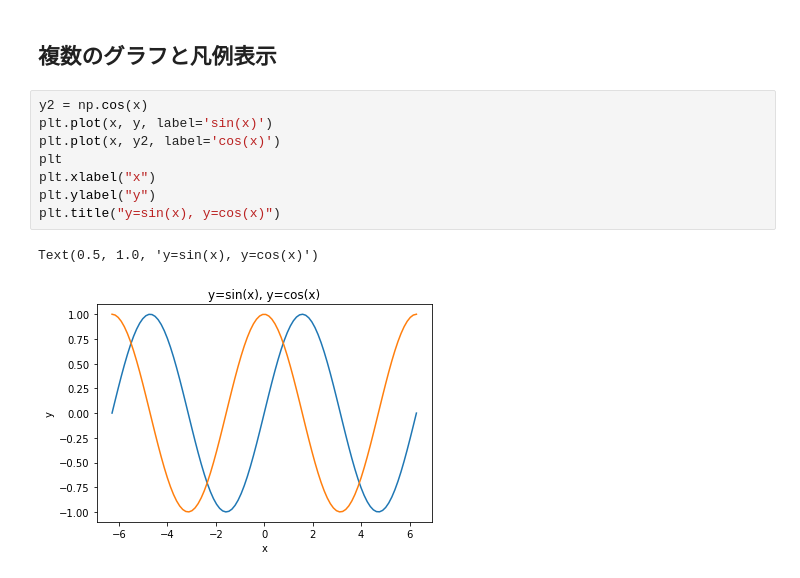
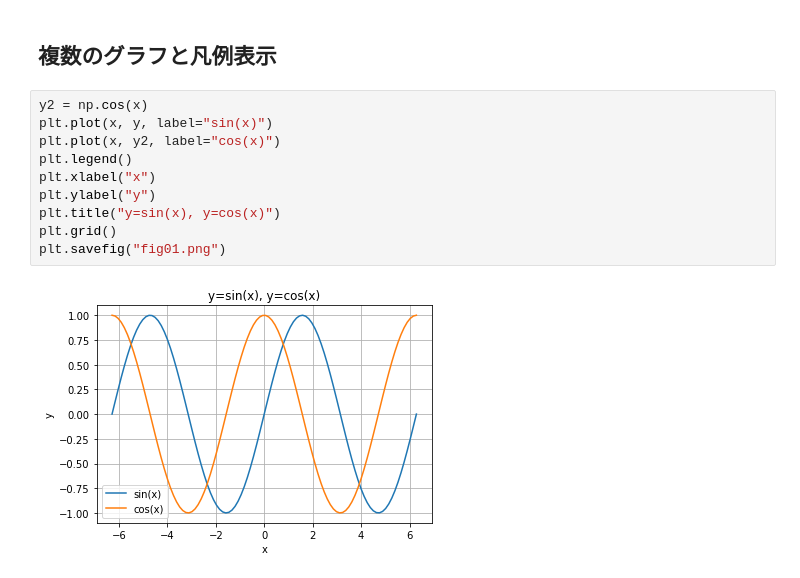
Before and after one commit to rayyyy/udemy-python3-mlai, a Jupyter notebook: practice/lesson04.ipynb, the cells around one changed output. Saved outputs shown, nothing was run; the diff lists cells and outputs as text.

```diff
--- a/practice/lesson04.ipynb
+++ b/practice/lesson04.ipynb
@@ -30,12 +30,13 @@ Text(0.5, 1.0, 'y=sin(x)')
 ## 複数のグラフと凡例表示
 # %%
 y2 = np.cos(x)
-plt.plot(x, y, label='sin(x)')
-plt.plot(x, y2, label='cos(x)')
-plt
+plt.plot(x, y, label="sin(x)")
+plt.plot(x, y2, label="cos(x)")
+plt.legend()
 plt.xlabel("x")
 plt.ylabel("y")
 plt.title("y=sin(x), y=cos(x)")
+plt.grid()
+plt.savefig("fig01.png")
 # %% [output]
-Text(0.5, 1.0, 'y=sin(x), y=cos(x)')
-[figure, old version]
+[figure, new version]
```
Also changed, not shown: 39 other files.
